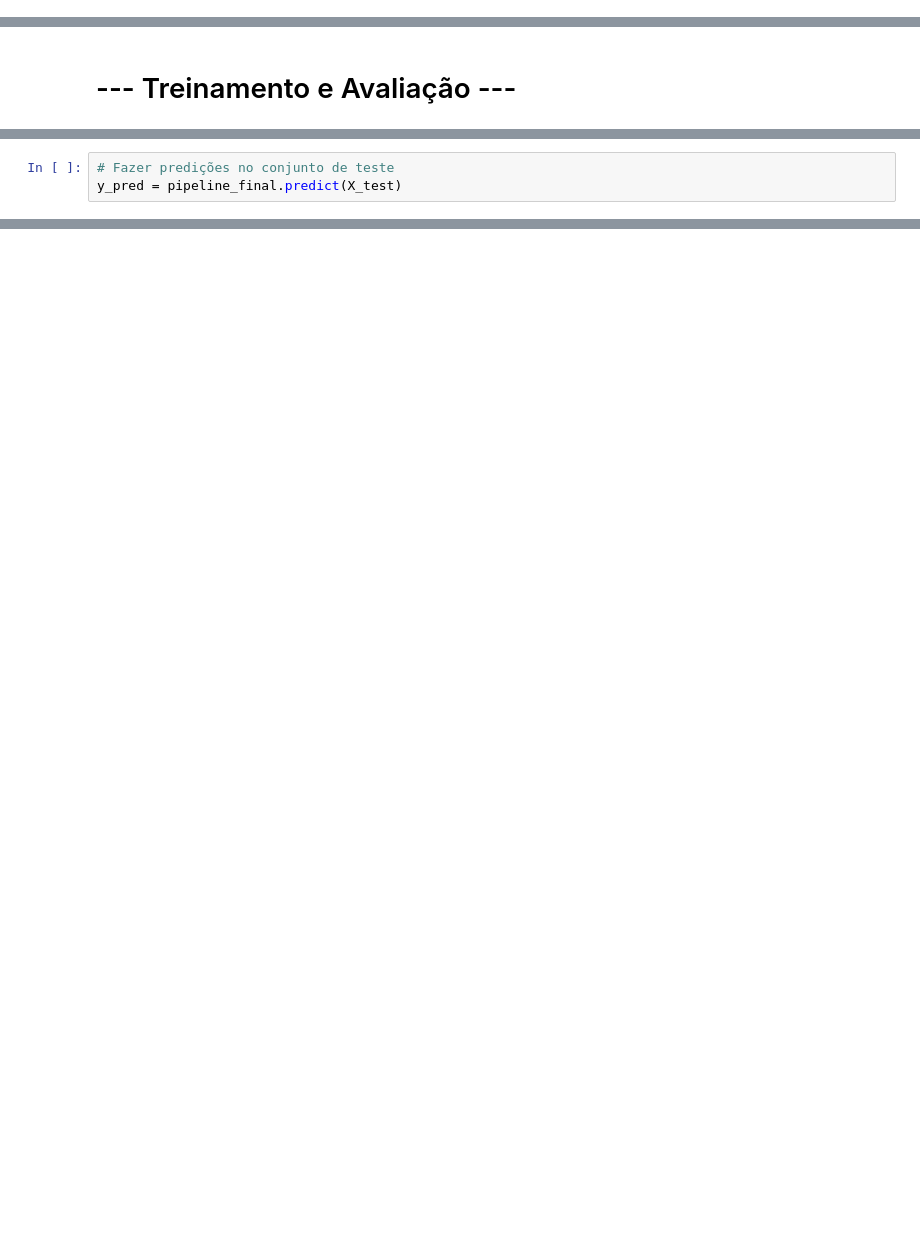
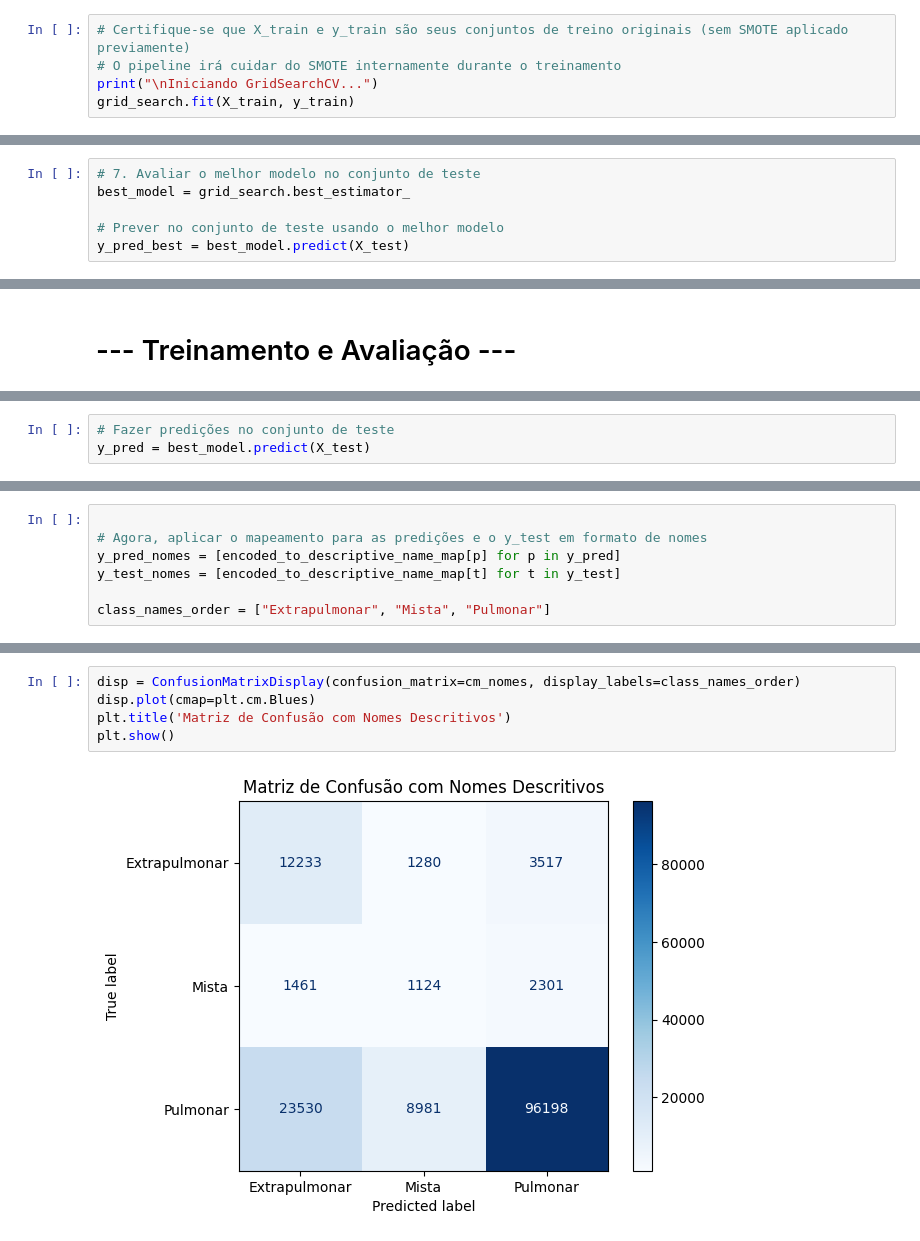
Before and after one commit to ReisDC/Projeto-Tuberculose, a Jupyter notebook: modelos/Modelo_XGBoost.ipynb, the cells around one changed output, grey strips where cells are left out. Cells and saved outputs as stored; diff of their text form; blank space fills up the shorter version.

Commit message:
Modicações em 'Modelo_XGBoost' para utilizaçãod

```diff
--- a/modelos/Modelo_XGBoost.ipynb
+++ b/modelos/Modelo_XGBoost.ipynb
@@ -155,0 +270,5 @@ pipeline_final = ImbPipeline(steps=[
+# %%
+# Certifique-se que X_train e y_train são seus conjuntos de treino originais (sem SMOTE aplicado previamente)
+# O pipeline irá cuidar do SMOTE internamente durante o treinamento
+print("\nIniciando GridSearchCV...")
+grid_search.fit(X_train, y_train)
@@ -155,0 +451,6 @@ pipeline_final = ImbPipeline(steps=[
+# %%
+# 7. Avaliar o melhor modelo no conjunto de teste
+best_model = grid_search.best_estimator_
+
+# Prever no conjunto de teste usando o melhor modelo
+y_pred_best = best_model.predict(X_test)
@@ -173,6 +467,6 @@ Treinamento concluído.
 # %%
 # Fazer predições no conjunto de teste
-y_pred = pipeline_final.predict(X_test)
+y_pred = best_model.predict(X_test)
 # %%
 # 1. Reverter as predições e o y_test para os rótulos numéricos originais (1, 2, 3)
 # O `le` é o LabelEncoder que você usou para transformar 'FORMA' para 0, 1, 2
@@ -226,0 +488,7 @@ plt.show()
+# %%
+
+# Agora, aplicar o mapeamento para as predições e o y_test em formato de nomes
+y_pred_nomes = [encoded_to_descriptive_name_map[p] for p in y_pred]
+y_test_nomes = [encoded_to_descriptive_name_map[t] for t in y_test]
+
+class_names_order = ["Extrapulmonar", "Mista", "Pulmonar"]
@@ -227,3 +537,10 @@ plt.show()
+# %%
+disp = ConfusionMatrixDisplay(confusion_matrix=cm_nomes, display_labels=class_names_order)
+disp.plot(cmap=plt.cm.Blues)
+plt.title('Matriz de Confusão com Nomes Descritivos')
+plt.show()
+# %% [output]
+[figure, added]
 # %%
 # Exemplo de Predições (opcional, para visualização rápida)
 print("\nExemplo de Predições com Nomes:")
```
Also changed, not shown: parts of 34 cells of this notebook, 1 other file.
